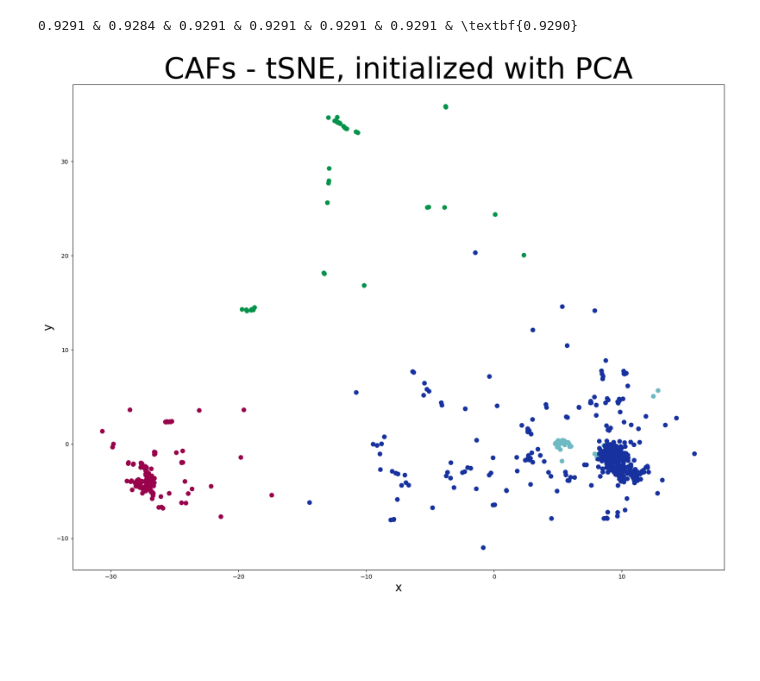
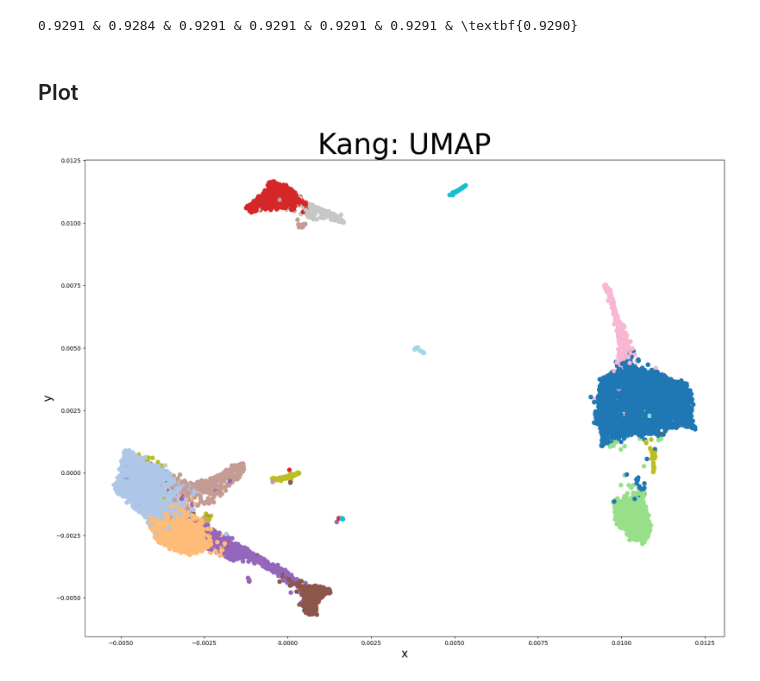
Before and after one commit to corinne-ort/drpaper25, a Jupyter notebook: run_evaluation.ipynb, the cells around one changed output. Drawn from its saved outputs; the diff is of its cells as text; code cells hidden in the pictures; blank space fills up the shorter version.

```diff
--- a/run_evaluation.ipynb
+++ b/run_evaluation.ipynb
@@ -39 +42,5 @@ Dimensions of the  data set:
+# %%
+path = '/Users/corinne/Documents/GitHub/drpaper25/'
+X_train = np.load("data/"+ "kang_log_pca.npy")
+y_train = np.load("data/"+ "kang_labels.npy")
 # %% [markdown]
@@ -76,17 +83,32 @@ overall = (np.array(knn_arr) + centr_acc)/2
 print(" & ".join(map(str, np.around(overall,4))), "&", "\\textbf{"+f"{np.mean(overall):.4f}"+"}")
 # %% [output]
 0.9291 & 0.9284 & 0.9291 & 0.9291 & 0.9291 & 0.9291 & \textbf{0.9290}
-# %%
-y = embedding
-plt.figure(figsize=(20,15))
-#colors = ['#0517b3','#b16ce6','#03934a','#36b4f7','#980503'] # cell mix
-colors = ['#17329f','#98034c','#03934a','#6ebac3'] # CAFs
-mapped_colors = [colors[int(value-1)] for value in y_train]
-plt.scatter(y[:,0], y[:,1], s = 50, c=mapped_colors)
-#plt.scatter(y[:,0], y[:,1], s = 50, c=y_train, cmap='tab10') # RNA
-# tSNE_PCA: \u03B1 = 0.75
-plt.title("CAFs - tSNE, initialized with PCA", fontsize = 50)
-plt.xlabel("x", fontsize = 20); plt.ylabel("y", fontsize = 20)
-plt.show()
-# %% [output]
-[figure, removed]
+# %% [markdown]
+## Plot ##
+# %%
+# load an embedding
+embedding = np.load("/Users/corinne/Documents/GitHub/drpaper25/embeddings/Kang/Kang_umap.npy")
+# %%
+y = embedding
+plt.figure(figsize=(20,15))
+Turns out this piece of code from the matplotlib examples gave me the answer I was after.
+
+The hex codes of the "tableau" palette are as follows:
+
+tab:red : #d62728
+tab:purple : #9467bd
+tab:brown : #8c564b
+tab:pink : #e377c2
+tab:gray : #7f7f7f
+tab:olive : #bcbd22
+tab:cyan : #17becf
+
+colors = ['#1f77b4','#ff7f0e','#2ca02c']
+
+plt.scatter(y[:,0], y[:,1], s = 50, c=y_train, cmap='tab20') # tab20 for Kang
+# tSNE_PCA: \u03B1 = 0.75
+plt.title("Kang: UMAP", fontsize = 50)
+plt.xlabel("x", fontsize = 20); plt.ylabel("y", fontsize = 20)
+plt.show()
+# %% [output]
+[figure, added]
```
Also changed, not shown: parts of 2 cells of this notebook, 1 other file.
